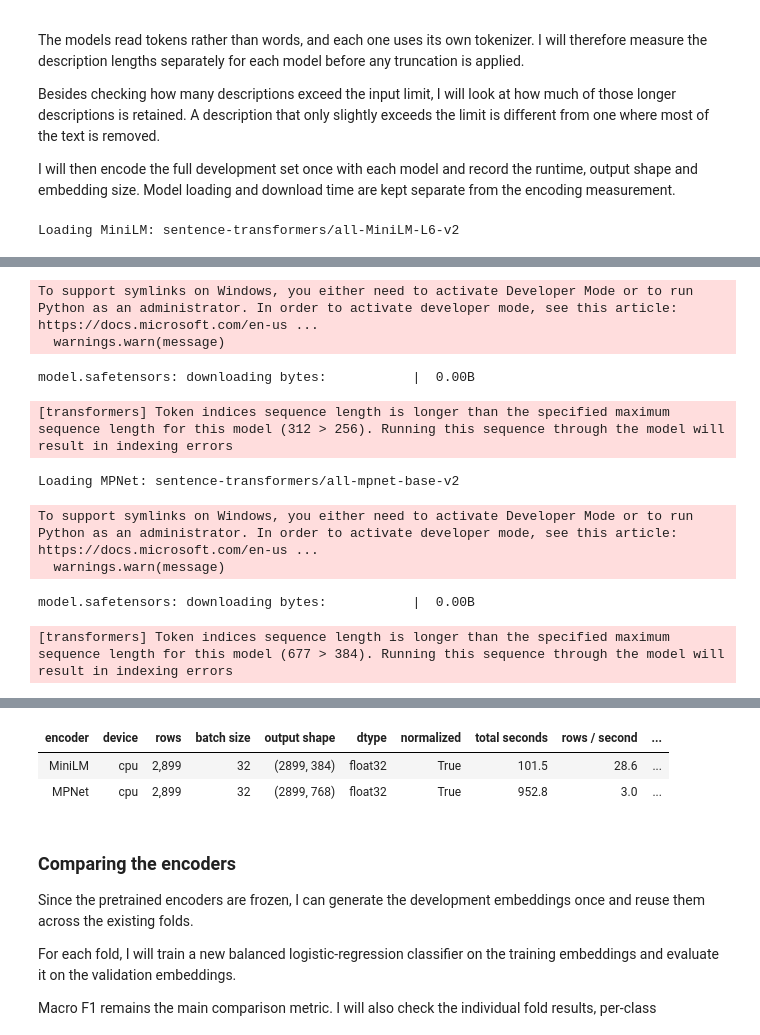
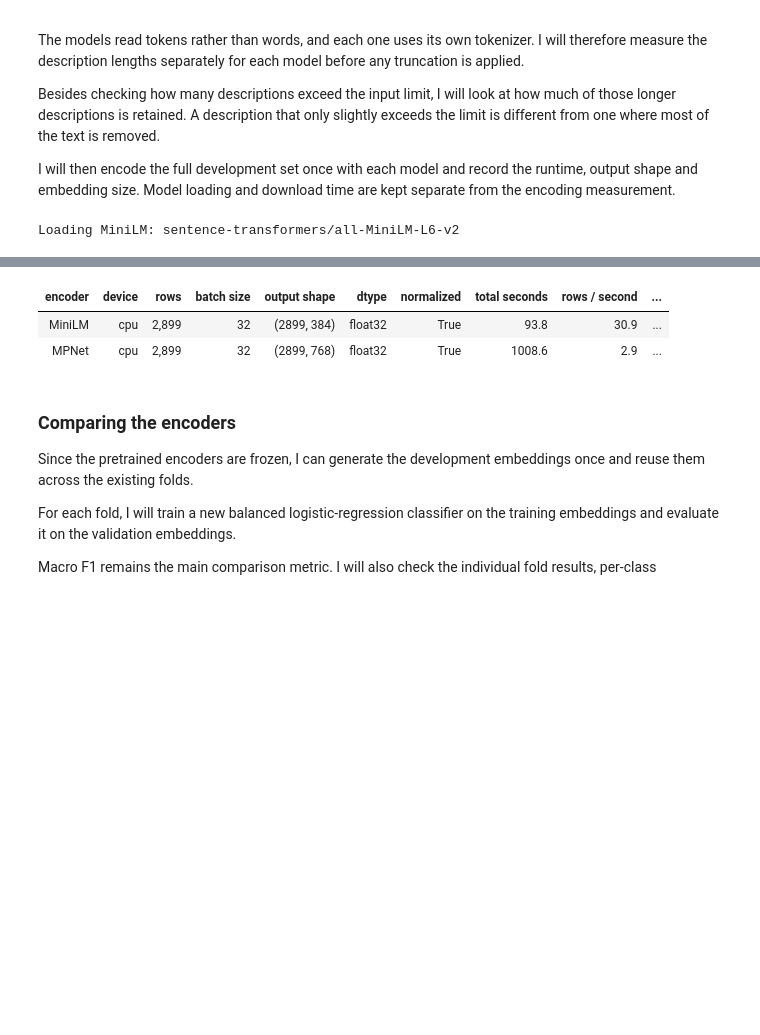
Before and after one commit to Tyainss/job-posting-nlp, a Jupyter notebook: job_posting_nlp_take_home_task.ipynb, the cells around one changed output, grey strips where cells are left out. Drawn from its saved outputs; the diff is of its cells as text; code cells hidden in the pictures; blank space fills up the shorter version.

```diff
--- a/job_posting_nlp_take_home_task.ipynb
+++ b/job_posting_nlp_take_home_task.ipynb
@@ -2455,6 +2455,27 @@ Besides checking how many descriptions exceed the input limit, I will look at ho
 
 I will then encode the full development set once with each model and record the runtime, output shape and embedding size. Model loading and download time are kept separate from the encoding measurement.
 # %%
+def load_embedding_candidate(
+    model_id,
+    *,
+    device,
+):
+    try:
+        return SentenceTransformer(
+            model_id,
+            device=device,
+            local_files_only=True,
+        )
+    except OSError:
+        print(
+            f"{model_id} is not cached; "
+            "downloading it from Hugging Face."
+        )
+        return SentenceTransformer(
+            model_id,
+            device=device,
+        )
+
 coverage_rows = []
 encoding_rows = []
 development_embeddings = {}
@@ -2465,7 +2486,7 @@ for candidate in embedding_candidates:
 
     print(f"Loading {encoder_name}: {model_id}")
 
-    embedding_model = SentenceTransformer(
+    embedding_model = load_embedding_candidate(
         model_id,
         device=embedding_device,
     )
@@ -2603,18 +2624,9 @@ Warning: You are sending unauthenticated requests to the HF Hub. Please set a HF
-To support symlinks on Windows, you either need to activate Developer Mode or to run Python as an administrator. In order to activate developer mode, see this article: https://docs.microsoft.com/en-us ...
-  warnings.warn(message)
-model.safetensors: downloading bytes:           |  0.00B
-[transformers] Token indices sequence length is longer than the specified maximum sequence length for this model (312 > 256). Running this sequence through the model will result in indexing errors
-Loading MPNet: sentence-transformers/all-mpnet-base-v2
-To support symlinks on Windows, you either need to activate Developer Mode or to run Python as an administrator. In order to activate developer mode, see this article: https://docs.microsoft.com/en-us ...
-  warnings.warn(message)
-model.safetensors: downloading bytes:           |  0.00B
-[transformers] Token indices sequence length is longer than the specified maximum sequence length for this model (677 > 384). Running this sequence through the model will result in indexing errors
 | encoder | model id | dimensions | input limit | median tokens | P90 | P95 | maximum | over limit | ... |
 | MiniLM | sentence-transformers/all-MiniLM-... | 384 | 256 | 672 | 1,268 | 1,428 | 3,249 | 2,495 (86.1%) | ... |
 | MPNet | sentence-transformers/all-mpnet-b... | 768 | 384 | 672 | 1,268 | 1,428 | 3,249 | 2,150 (74.2%) | ... |
 | encoder | device | rows | batch size | output shape | dtype | normalized | total seconds | rows / second | ... |
-| MiniLM | cpu | 2,899 | 32 | (2899, 384) | float32 | True | 101.5 | 28.6 | ... |
-| MPNet | cpu | 2,899 | 32 | (2899, 768) | float32 | True | 952.8 | 3.0 | ... |
+| MiniLM | cpu | 2,899 | 32 | (2899, 384) | float32 | True | 93.8 | 30.9 | ... |
+| MPNet | cpu | 2,899 | 32 | (2899, 768) | float32 | True | 1008.6 | 2.9 | ... |
 # %% [markdown]
 ### Comparing the encoders
 
```
Also changed, not shown: parts of 26 cells of this notebook.
